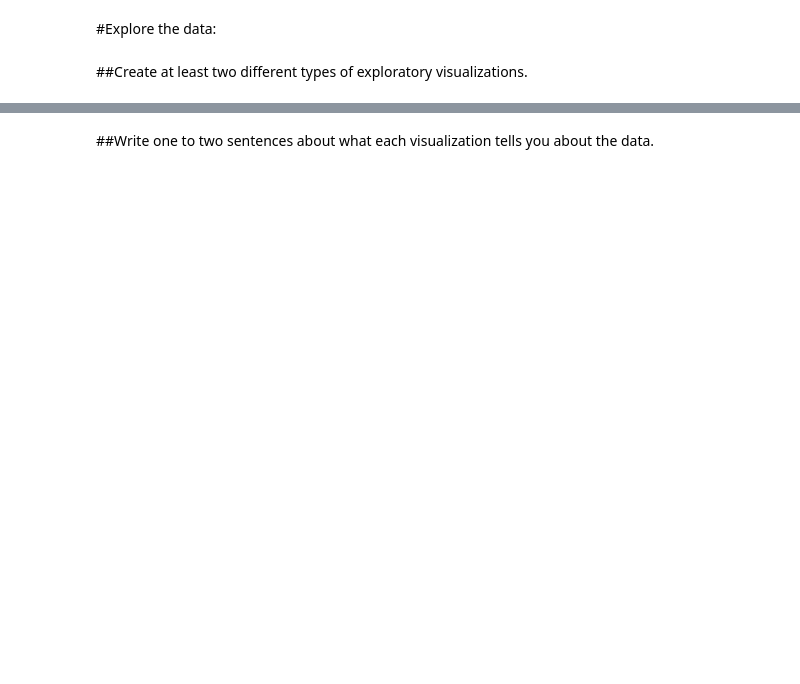
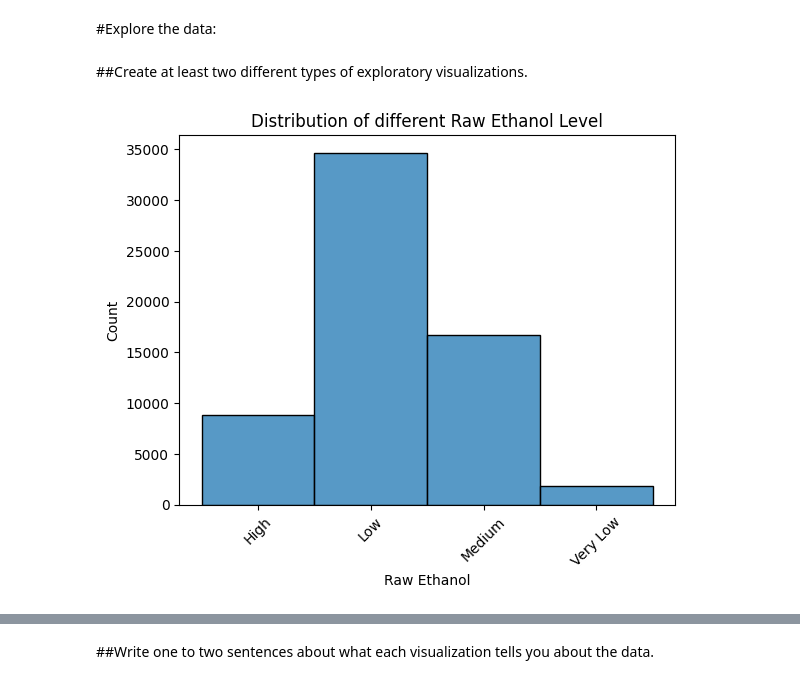
Before and after one commit to hawkeyedatatsai/Maching-Learning-Classification, a Jupyter notebook: Maching_Learning_Mock_Classification.ipynb, the cells around one changed output, grey strips where cells are left out. Saved outputs shown, nothing was run; the diff lists cells and outputs as text; code cells hidden in the pictures; blank space fills up the shorter version.

```diff
--- a/Maching_Learning_Mock_Classification.ipynb
+++ b/Maching_Learning_Mock_Classification.ipynb
@@ -239,3 +255,11 @@ df.describe()
 #Explore the data:
 # %% [markdown]
 ##Create at least two different types of exploratory visualizations.
+# %%
+# Histogram
+ax = sns.histplot(data=df, x='Raw Ethanol', bins="auto", edgecolor = 'black')
+ax.tick_params(axis='x', rotation = 45)
+## Set the Title
+ax.set_title('Distribution of different Raw Ethanol Level');
+# %% [output]
+[figure, added]
```
Also changed, not shown: parts of 10 cells of this notebook.
